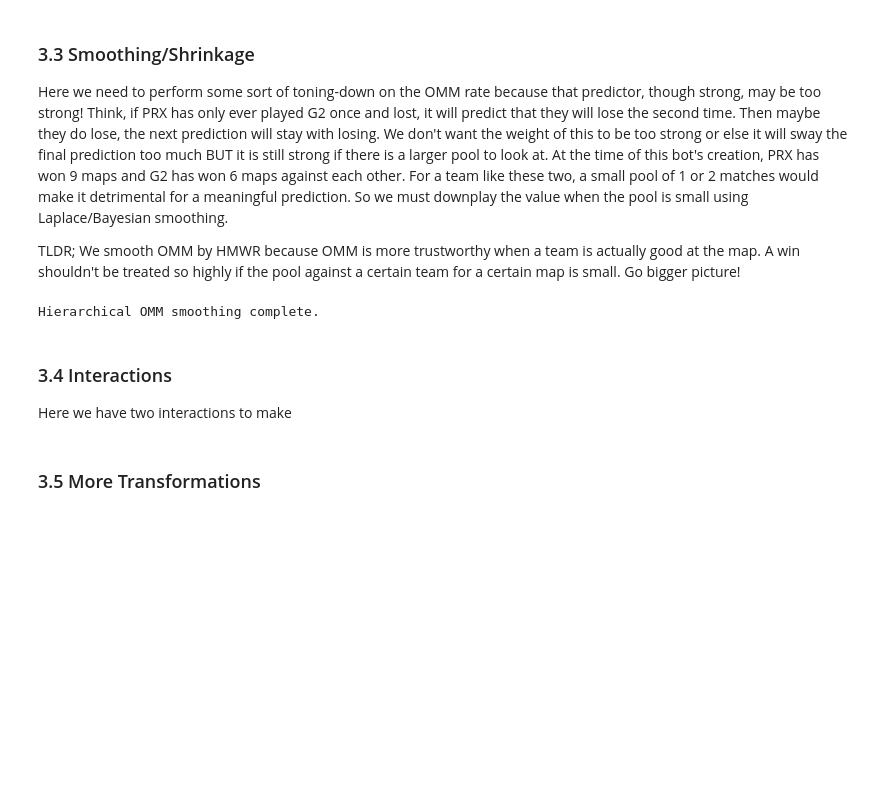
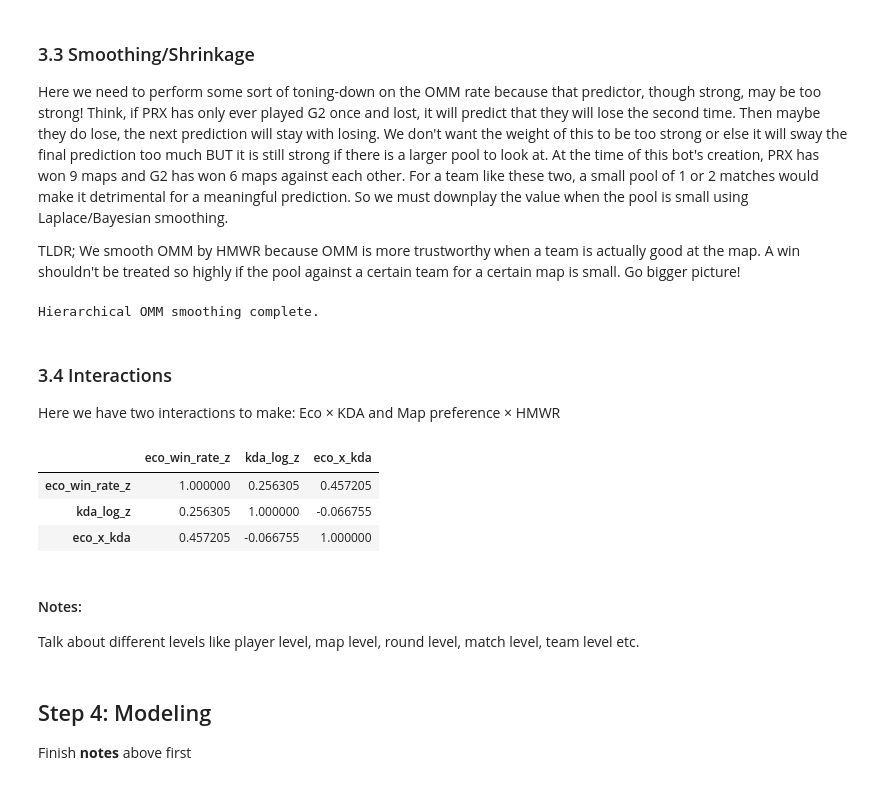
Before and after one commit to extraordinaryEmily/aaron-vct, a Jupyter notebook: a+aron.ipynb, the cells around one changed output. Saved outputs shown, nothing was run; the diff lists cells and outputs as text; code cells hidden in the pictures; blank space fills up the shorter version.

Commit message:
Interactions

```diff
--- a/a+aron.ipynb
+++ b/a+aron.ipynb
@@ -2191,6 +2196,15 @@ print(eco_agg.describe())
 50%     2022.000000          0.333333   3450.000000           3.000000
 75%     2022.000000          0.666667   3750.000000           3.000000
 max     2025.000000          1.000000   4600.000000          24.000000
+# %%
+team_kda = pd.read_csv("player_stats_2021_2025.csv")
+
+team_kda = player_stats_all.groupby(
+    ['Tournament', 'Teams', 'Year'],
+    as_index=False
+).agg(
+    team_kda=('kda', 'mean')
+)
 # %% [markdown]
 ### 3.2 Basic Transformation
 Let's transform KDA, FK diff, the aggregated eco rounds, and the HMWR.
@@ -2200,9 +2214,8 @@ from sklearn.preprocessing import StandardScaler
 import pandas as pd
 import numpy as np
 
-team_kda = pd.read_csv("player_stats_2021_2025.csv")
 # Log transform
-team_kda['kda_log'] = np.log1p(team_kda['kda'])
+team_kda['kda_log'] = np.log1p(team_kda['team_kda'])
 
 # Standardize
 scaler = StandardScaler()
@@ -2362,6 +2368,27 @@ print("Hierarchical OMM smoothing complete.")
 Hierarchical OMM smoothing complete.
 # %% [markdown]
 ### 3.4 Interactions
-Here we have two interactions to make
+Here we have two interactions to make: Eco × KDA and Map preference × HMWR
-# %% [markdown]
-### 3.5 More Transformations
+# %%
+# ==========ECO X KDA==========
+# Merge KDA into eco_agg
+eco_kda = eco_agg.merge(
+    team_kda,
+    left_on=['Tournament', 'Team', 'Year'],
+    right_on=['Tournament', 'Teams', 'Year'],
+    how='left'
+)
+
+
+# Create interaction by multiplying since it is not conditional
+eco_kda['eco_x_kda'] = (
+    eco_kda['eco_win_rate_z'] * eco_kda['kda_log_z']
+)
+
+eco_kda[['eco_win_rate_z', 'kda_log_z', 'eco_x_kda']].describe()
+eco_kda[['eco_win_rate_z', 'kda_log_z', 'eco_x_kda']].corr()
+# %% [output]
+|  | eco_win_rate_z | kda_log_z | eco_x_kda |
+| eco_win_rate_z | 1.000000 | 0.256305 | 0.457205 |
+| kda_log_z | 0.256305 | 1.000000 | -0.066755 |
+| eco_x_kda | 0.457205 | -0.066755 | 1.000000 |
@@ -2367,0 +2402,6 @@ Here we have two interactions to make
+# %% [markdown]
+#### Notes:
+Talk about different levels like player level, map level, round level, match level, team level etc.
+# %% [markdown]
+## Step 4: Modeling
+Finish **notes** above first
```
Also changed, not shown: parts of 5 cells of this notebook, 1 other file.
